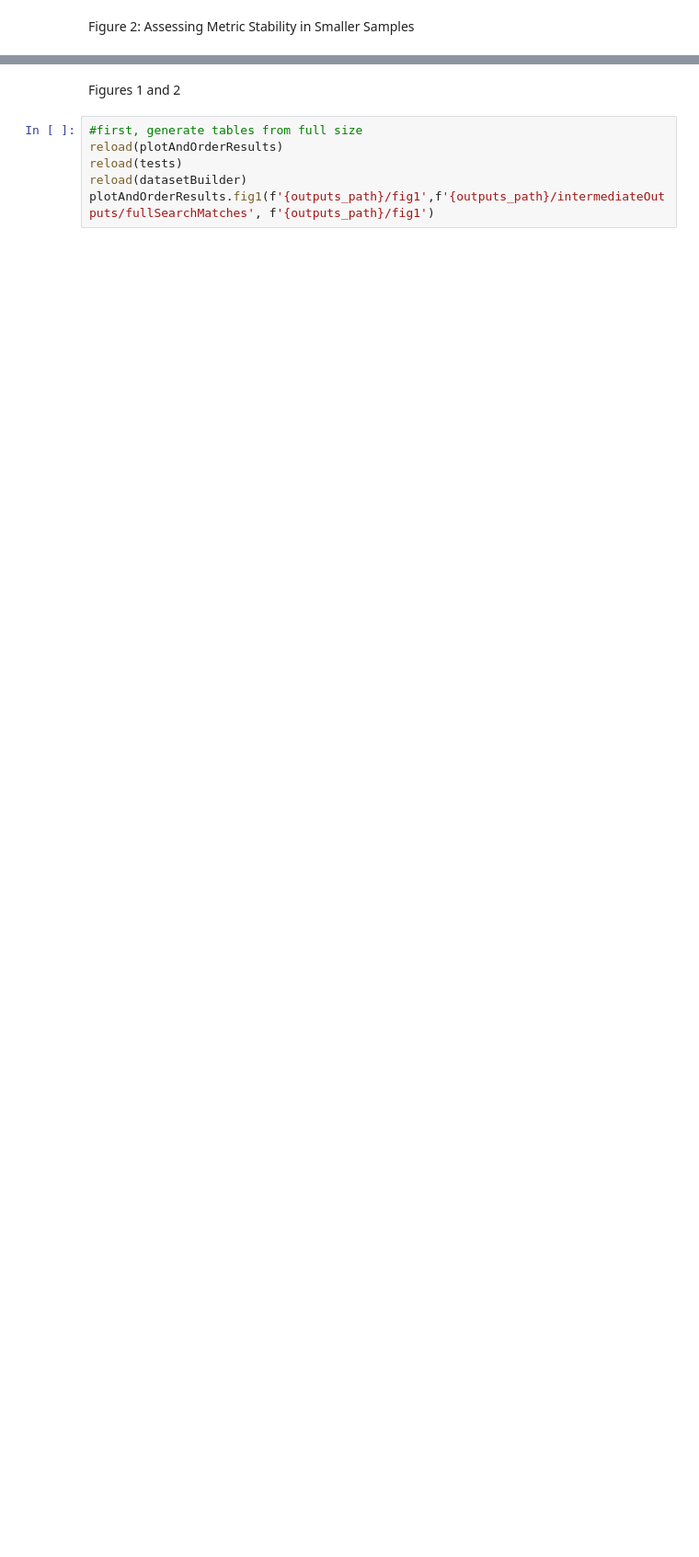
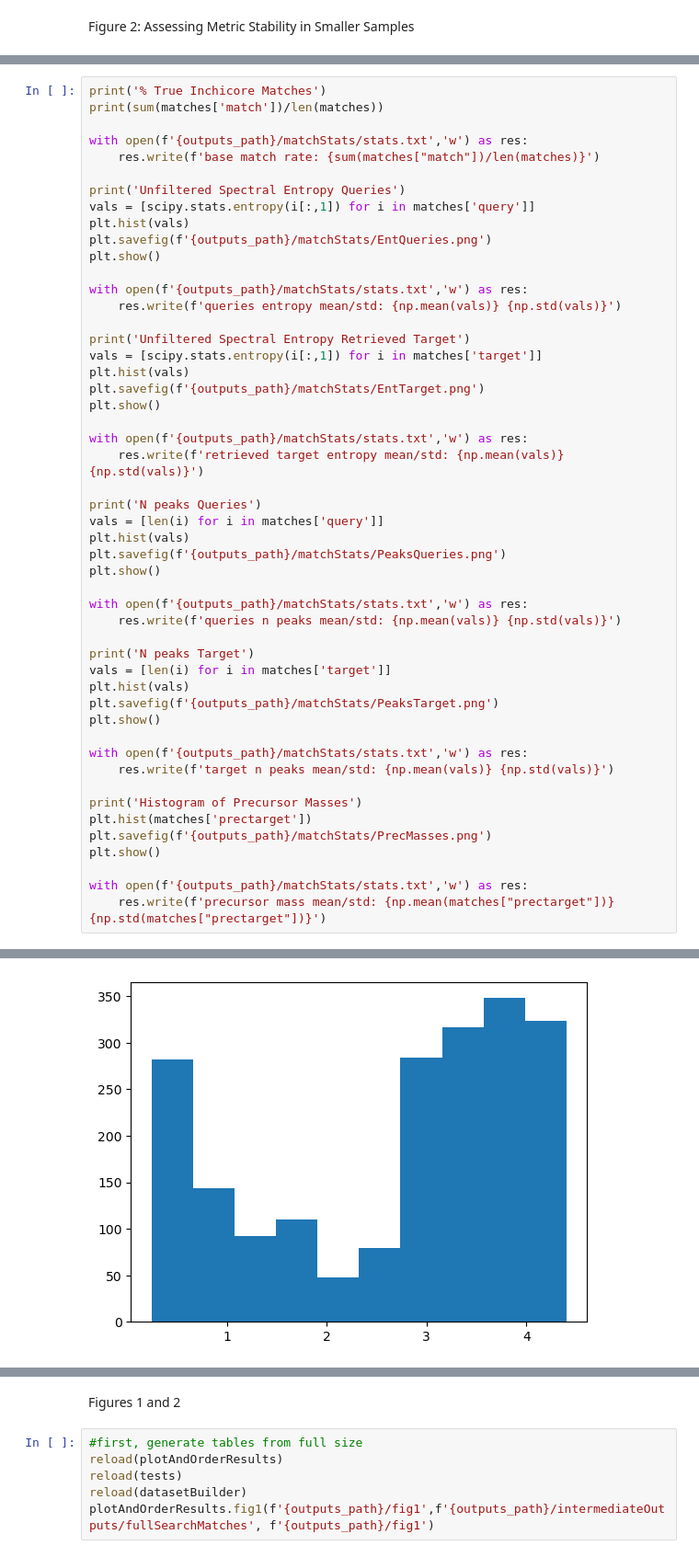
Before and after one commit to Jbug1/SpecSim, a Jupyter notebook: figures.ipynb, the cells around one changed output, grey strips where cells are left out. Shown: that part at 92% size. Saved outputs shown, nothing was run; the diff lists cells and outputs as text; blank space fills up the shorter version.

```diff
--- a/figures.ipynb
+++ b/figures.ipynb
@@ -213,0 +234,51 @@ if fullRun:
+# %%
+print('% True Inchicore Matches')
+print(sum(matches['match'])/len(matches))
+
+with open(f'{outputs_path}/matchStats/stats.txt','w') as res:
+    res.write(f'base match rate: {sum(matches["match"])/len(matches)}')
+
+print('Unfiltered Spectral Entropy Queries')
+vals = [scipy.stats.entropy(i[:,1]) for i in matches['query']]
+plt.hist(vals)
+plt.savefig(f'{outputs_path}/matchStats/EntQueries.png')
+plt.show()
+
+with open(f'{outputs_path}/matchStats/stats.txt','w') as res:
+    res.write(f'queries entropy mean/std: {np.mean(vals)} {np.std(vals)}')
+
+print('Unfiltered Spectral Entropy Retrieved Target')
+vals = [scipy.stats.entropy(i[:,1]) for i in matches['target']]
+plt.hist(vals)
+plt.savefig(f'{outputs_path}/matchStats/EntTarget.png')
+plt.show()
+
+with open(f'{outputs_path}/matchStats/stats.txt','w') as res:
+    res.write(f'retrieved target entropy mean/std: {np.mean(vals)} {np.std(vals)}')
+
+print('N peaks Queries')
+vals = [len(i) for i in matches['query']]
+plt.hist(vals)
+plt.savefig(f'{outputs_path}/matchStats/PeaksQueries.png')
+plt.show()
+
+with open(f'{outputs_path}/matchStats/stats.txt','w') as res:
+    res.write(f'queries n peaks mean/std: {np.mean(vals)} {np.std(vals)}')
+
+print('N peaks Target')
+vals = [len(i) for i in matches['target']]
+plt.hist(vals)
+plt.savefig(f'{outputs_path}/matchStats/PeaksTarget.png')
+plt.show()
+
+with open(f'{outputs_path}/matchStats/stats.txt','w') as res:
+    res.write(f'target n peaks mean/std: {np.mean(vals)} {np.std(vals)}')
+
+print('Histogram of Precursor Masses')
+plt.hist(matches['prectarget'])
+plt.savefig(f'{outputs_path}/matchStats/PrecMasses.png')
+plt.show()
+
+with open(f'{outputs_path}/matchStats/stats.txt','w') as res:
+    res.write(f'precursor mass mean/std: {np.mean(matches["prectarget"])} {np.std(matches["prectarget"])}')
+# %% [output]
@@ -213,0 +286 @@ if fullRun:
+[figure, added]
```
Also changed, not shown: parts of 17 cells of this notebook.
